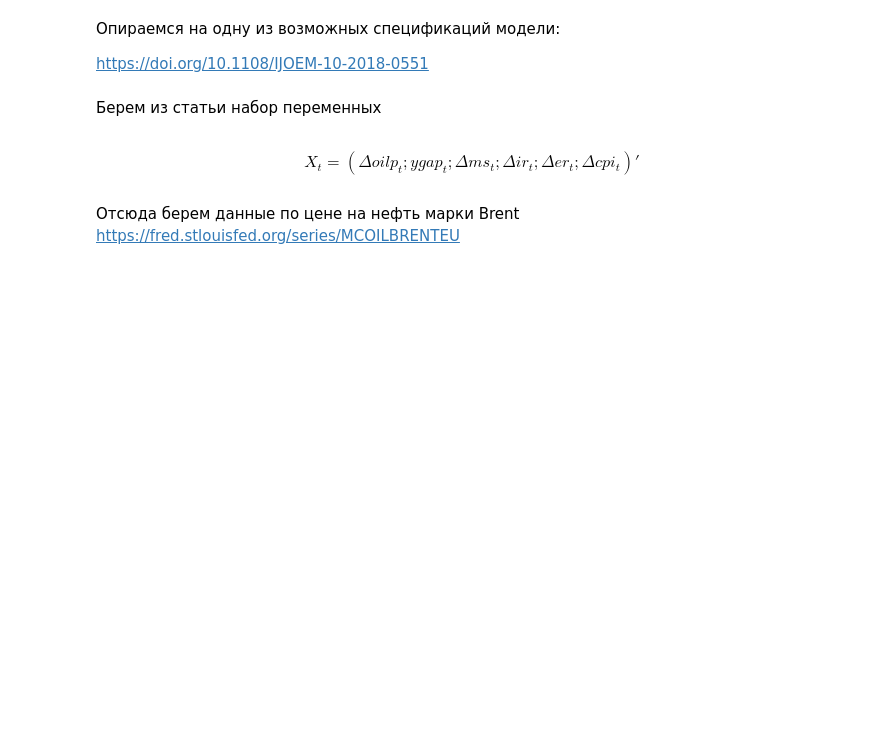
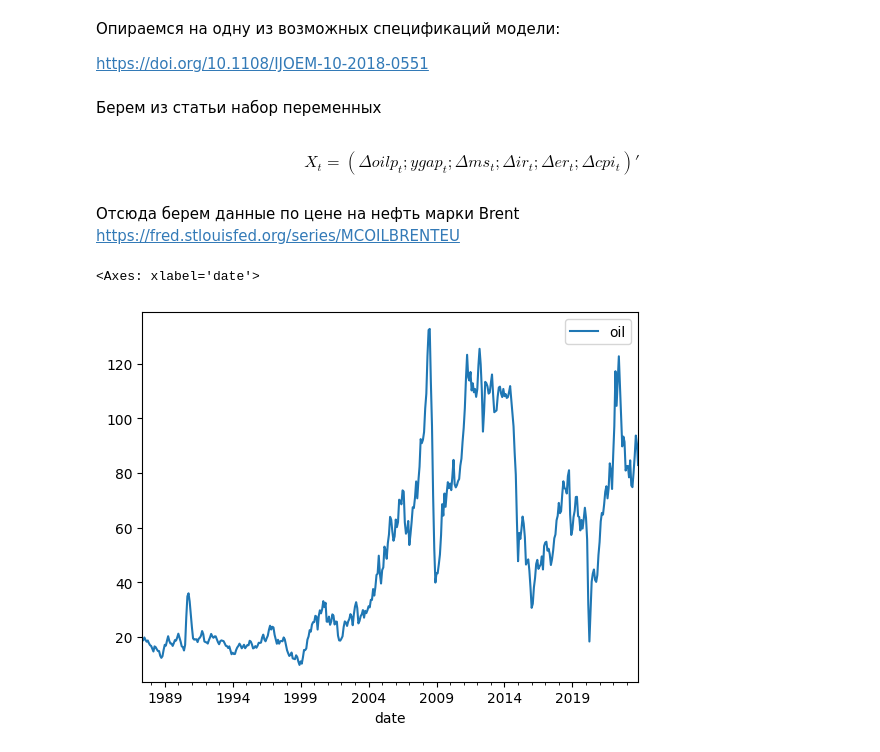
Before and after one commit to bborisggg/hw_econometrics, a Jupyter notebook: hw_econometrics.ipynb, the cells around one changed output. Cells and saved outputs as stored; diff of their text form; code cells hidden in the pictures; blank space fills up the shorter version.

```diff
--- a/hw_econometrics.ipynb
+++ b/hw_econometrics.ipynb
@@ -11,3 +60,12 @@ $$X_t = (\Delta oilp_t ; ygap_t ; \Delta ms_t ; \Delta ir_t ; \Delta er_t; \Delt
 # %% [markdown]
 Отсюда берем данные по цене на нефть марки Brent
 https://fred.stlouisfed.org/series/MCOILBRENTEU
+# %%
+oil = pd.read_excel('hw_econometrics/data/MCOILBRENTEU.xls',skiprows=10)
+oil = oil.rename(columns={'observation_date':'date','MCOILBRENTEU':'oil'})
+oil = oil.set_index('date')
+oil.index = pd.PeriodIndex(oil.index, freq='M')
+oil.plot()
+# %% [output]
+<Axes: xlabel='date'>
+[figure, added]
```
Also changed, not shown: parts of 12 cells of this notebook.
